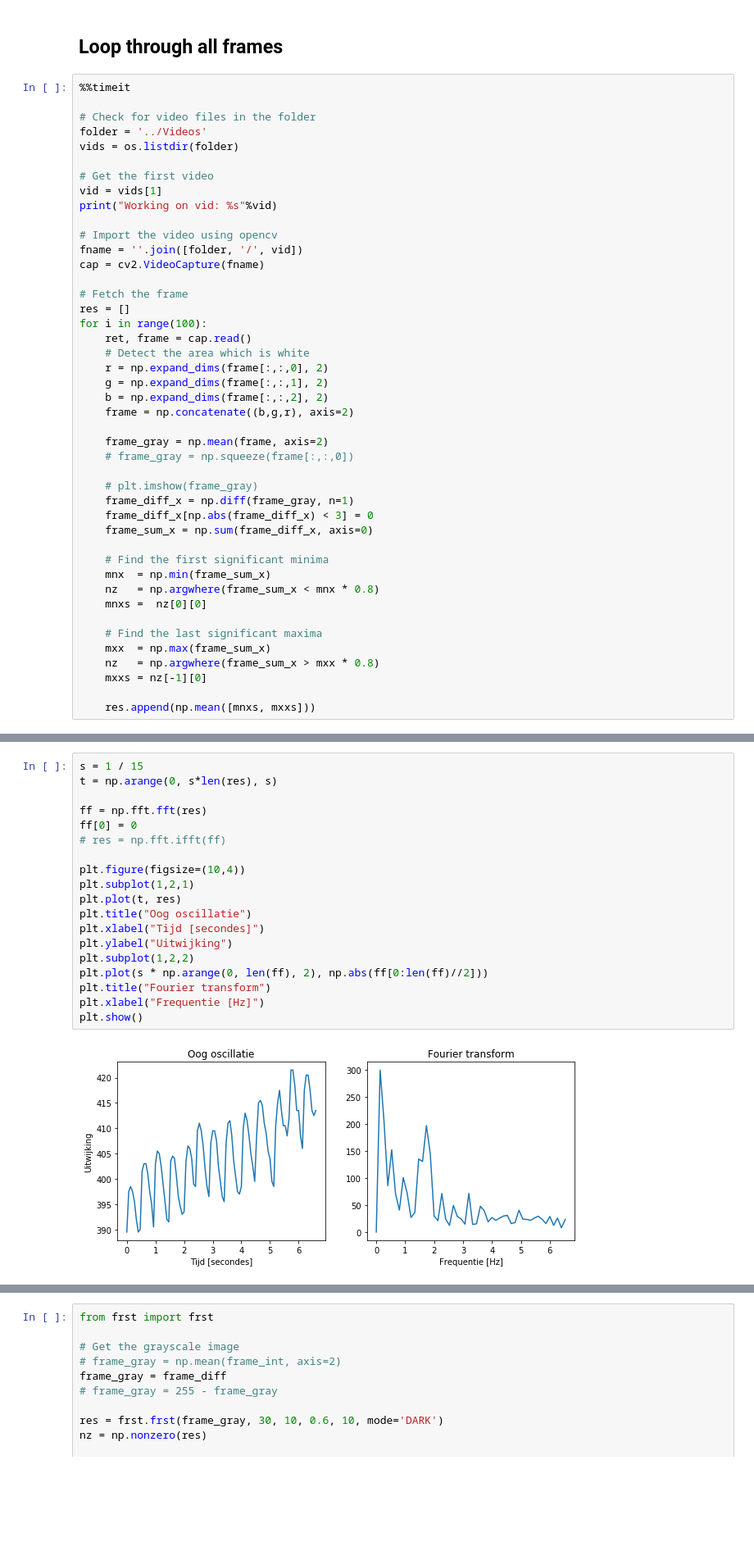
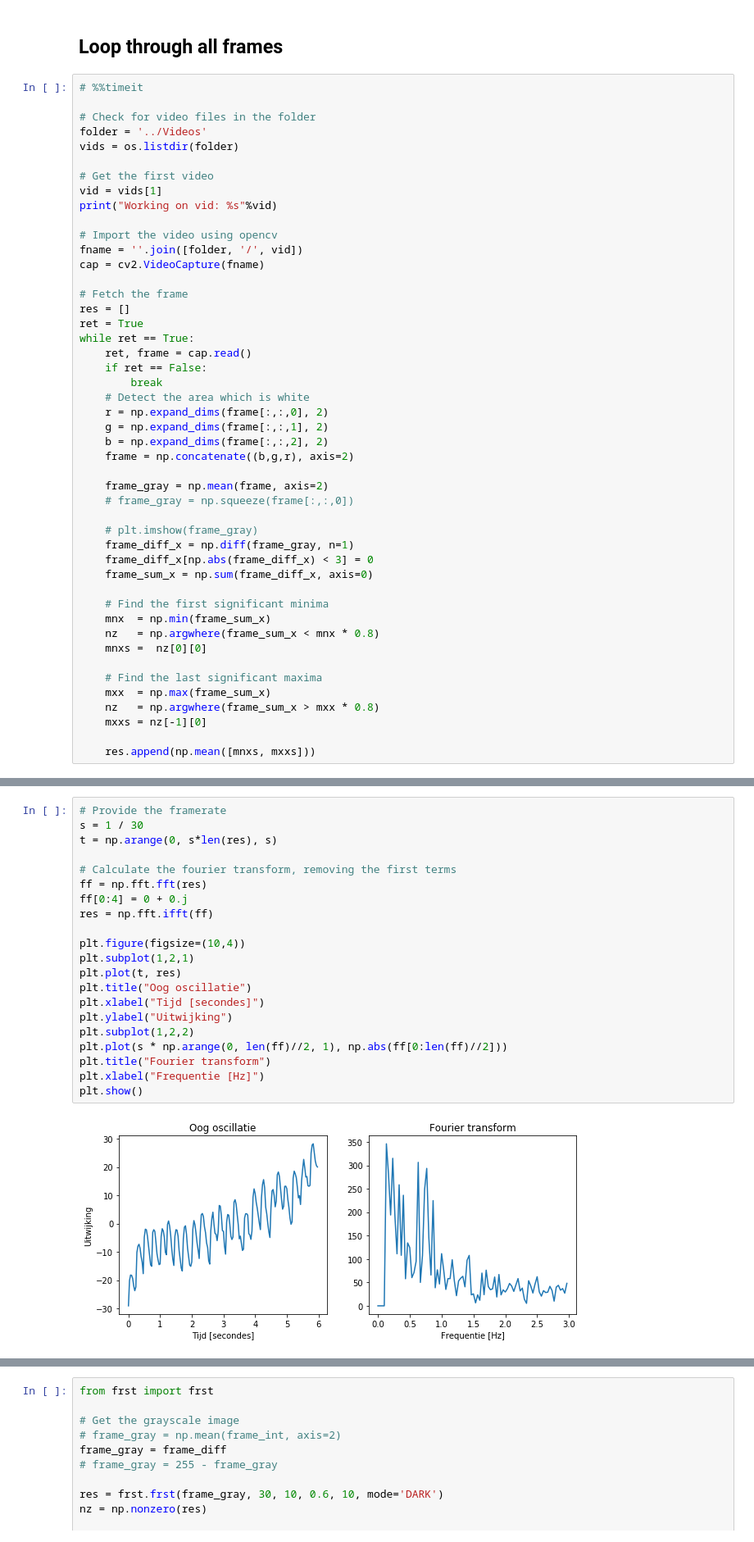
Before and after one commit to szwetsloot/Nystagmus, a Jupyter notebook: Python/14-02-2018 - Initial tests with detecting eye movement.ipynb, the cells around one changed output, grey strips where cells are left out. Shown: that part at 82% size. Cells and saved outputs as stored; diff of their text form; blank space fills up the shorter version.

```diff
--- a/Python/14-02-2018 - Initial tests with detecting eye movement.ipynb
+++ b/Python/14-02-2018 - Initial tests with detecting eye movement.ipynb
@@ -100,7 +93,7 @@ Y: 188 - 723
 # %% [markdown]
 ## Loop through all frames
 # %%
-%%timeit
+# %%timeit
 
 # Check for video files in the folder
 folder = '../Videos'
@@ -116,8 +109,11 @@ cap = cv2.VideoCapture(fname)
 
 # Fetch the frame
 res = []
-for i in range(100):
+ret = True
+while ret == True:
     ret, frame = cap.read()
+    if ret == False:
+        break
     # Detect the area which is white
     r = np.expand_dims(frame[:,:,0], 2)
     g = np.expand_dims(frame[:,:,1], 2)
@@ -156,21 +144,23 @@ Working on vid: 14-02-2018_13-58_cropped.mp4
 # %%
-s = 1 / 15
+# Provide the framerate
+s = 1 / 30
 t = np.arange(0, s*len(res), s)
 
+# Calculate the fourier transform, removing the first terms
 ff = np.fft.fft(res)
-ff[0] = 0
-# res = np.fft.ifft(ff)
+ff[0:4] = 0 + 0.j
+res = np.fft.ifft(ff)
 
 plt.figure(figsize=(10,4))
 plt.subplot(1,2,1)
 plt.plot(t, res)
 plt.title("Oog oscillatie")
 plt.xlabel("Tijd [secondes]")
 plt.ylabel("Uitwijking")
 plt.subplot(1,2,2)
-plt.plot(s * np.arange(0, len(ff), 2), np.abs(ff[0:len(ff)//2]))
+plt.plot(s * np.arange(0, len(ff)//2, 1), np.abs(ff[0:len(ff)//2]))
 plt.title("Fourier transform")
 plt.xlabel("Frequentie [Hz]")
 plt.show()
 # %% [output]
-[figure, old version]
+[figure, new version]
```
Also changed, not shown: parts of 7 cells of this notebook.
